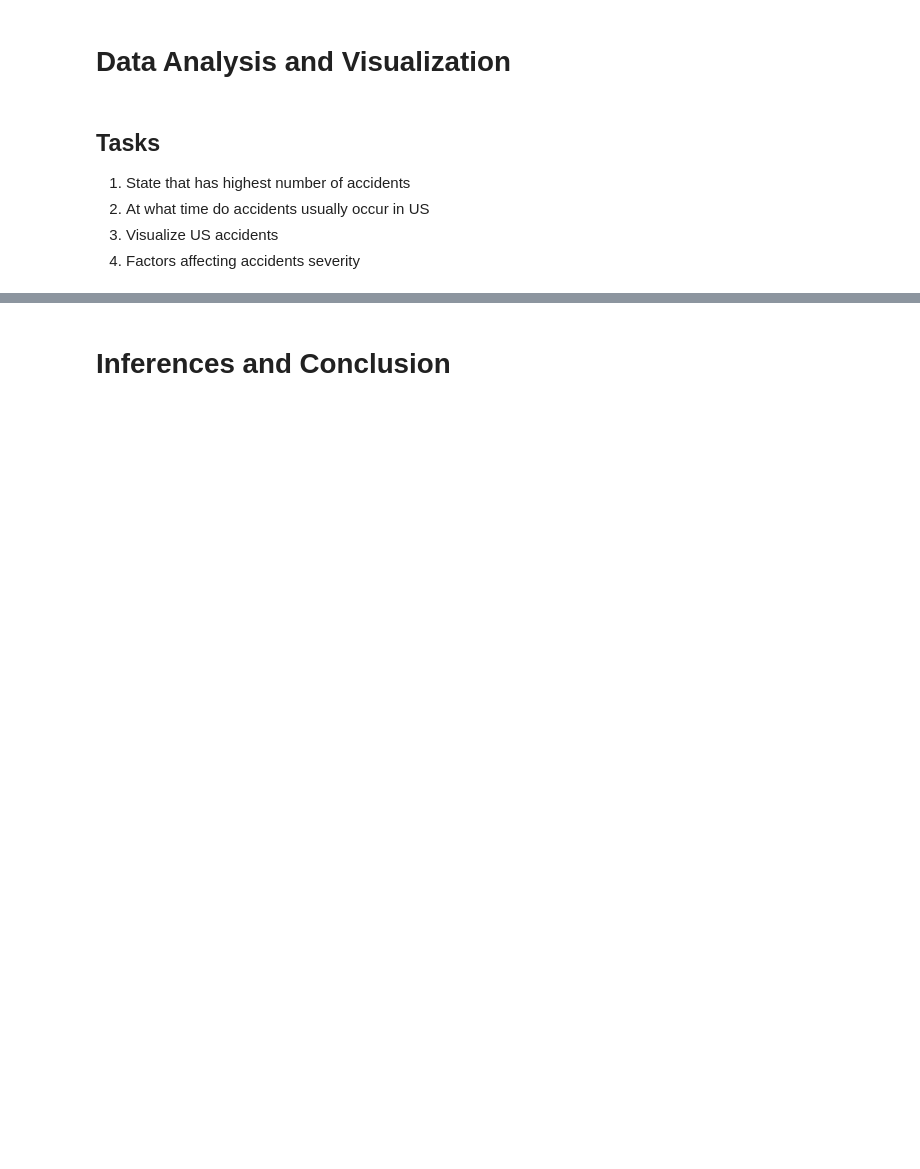
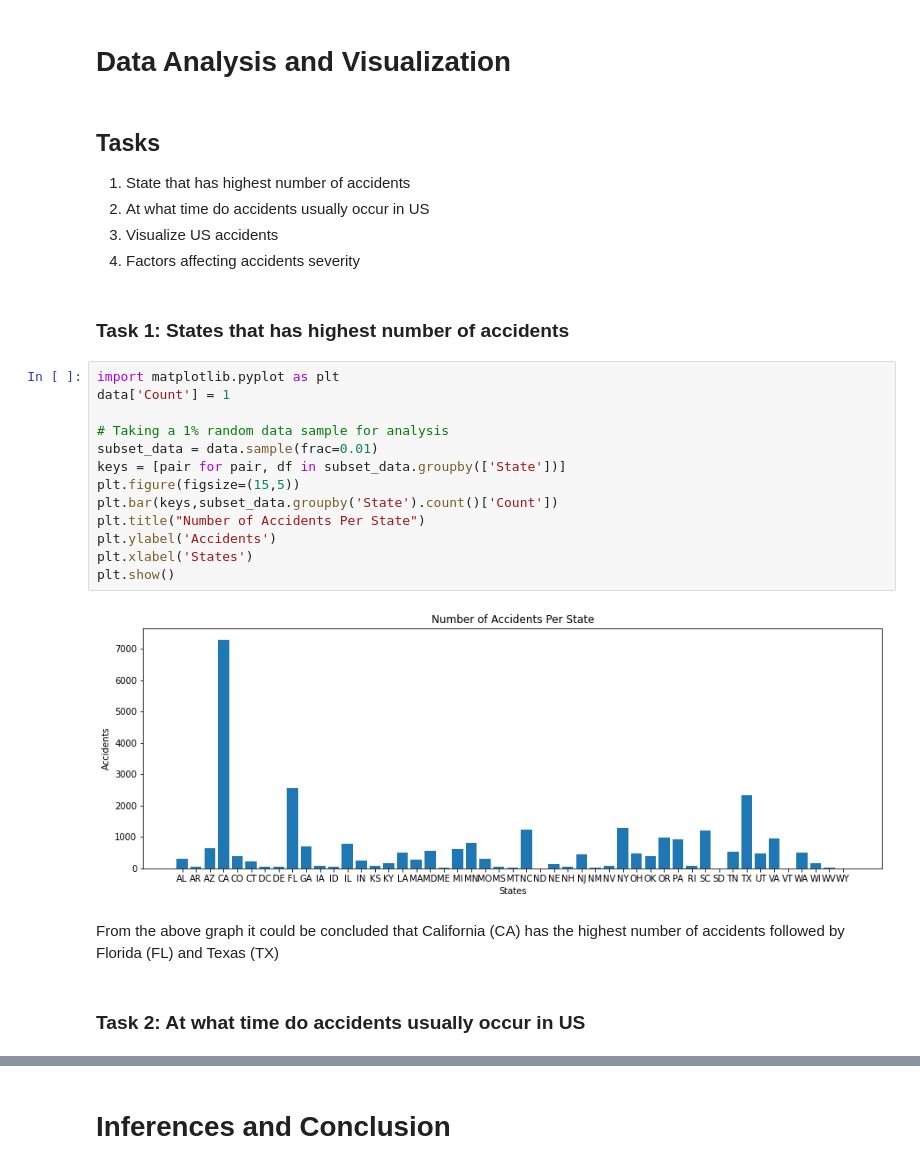
Before and after one commit to MaaviaAsghar4/US_Accidents_Analysis-EDA-, a Jupyter notebook: US_Accidents_EDA.ipynb, the cells around one changed output, grey strips where cells are left out. Cells and saved outputs as stored; diff of their text form; blank space fills up the shorter version.

```diff
--- a/US_Accidents_EDA.ipynb
+++ b/US_Accidents_EDA.ipynb
@@ -125,3 +115,24 @@ data.head()
 2. At what time do accidents usually occur in US
 3. Visualize US accidents
 4. Factors affecting accidents severity
+# %% [markdown]
+### Task 1: States that has highest number of accidents
+# %%
+import matplotlib.pyplot as plt
+data['Count'] = 1
+
+# Taking a 1% random data sample for analysis
+subset_data = data.sample(frac=0.01)
+keys = [pair for pair, df in subset_data.groupby(['State'])]
+plt.figure(figsize=(15,5))
+plt.bar(keys,subset_data.groupby('State').count()['Count'])
+plt.title("Number of Accidents Per State")
+plt.ylabel('Accidents')
+plt.xlabel('States')
+plt.show()
+# %% [output]
+[figure, added]
+# %% [markdown]
+From the above graph it could be concluded that California (CA) has the highest number of accidents followed by Florida (FL) and Texas (TX)
+# %% [markdown]
+### Task 2: At what time do accidents usually occur in US
```
Also changed, not shown: parts of 12 cells of this notebook.
